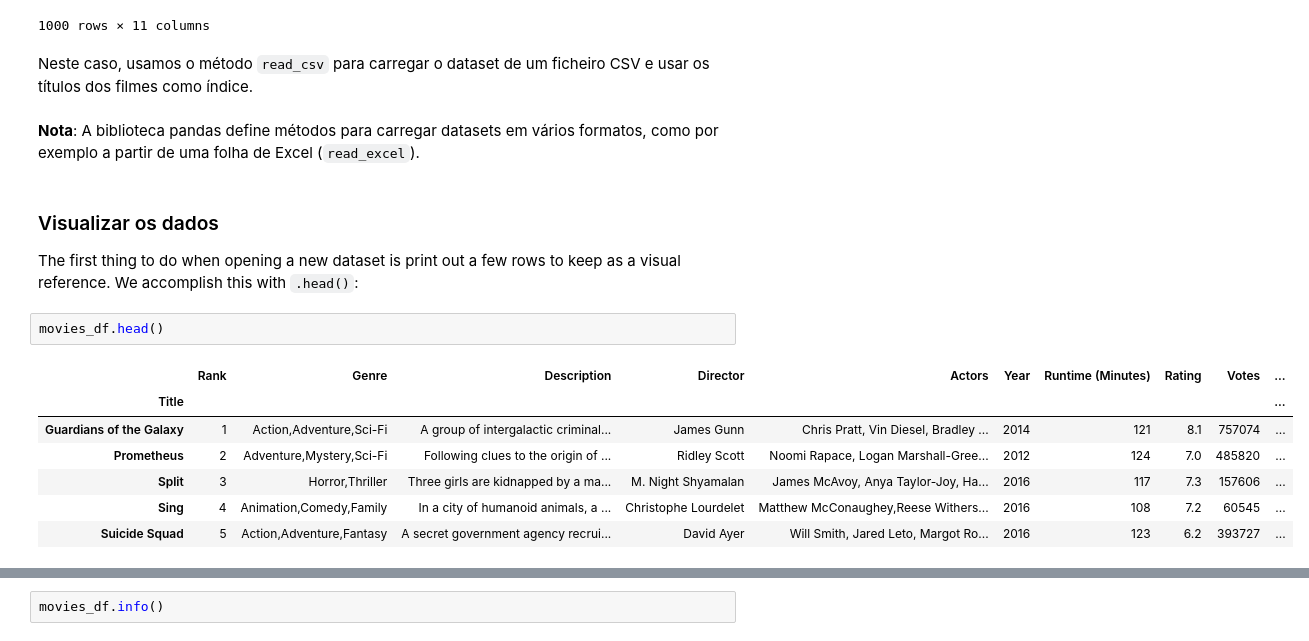
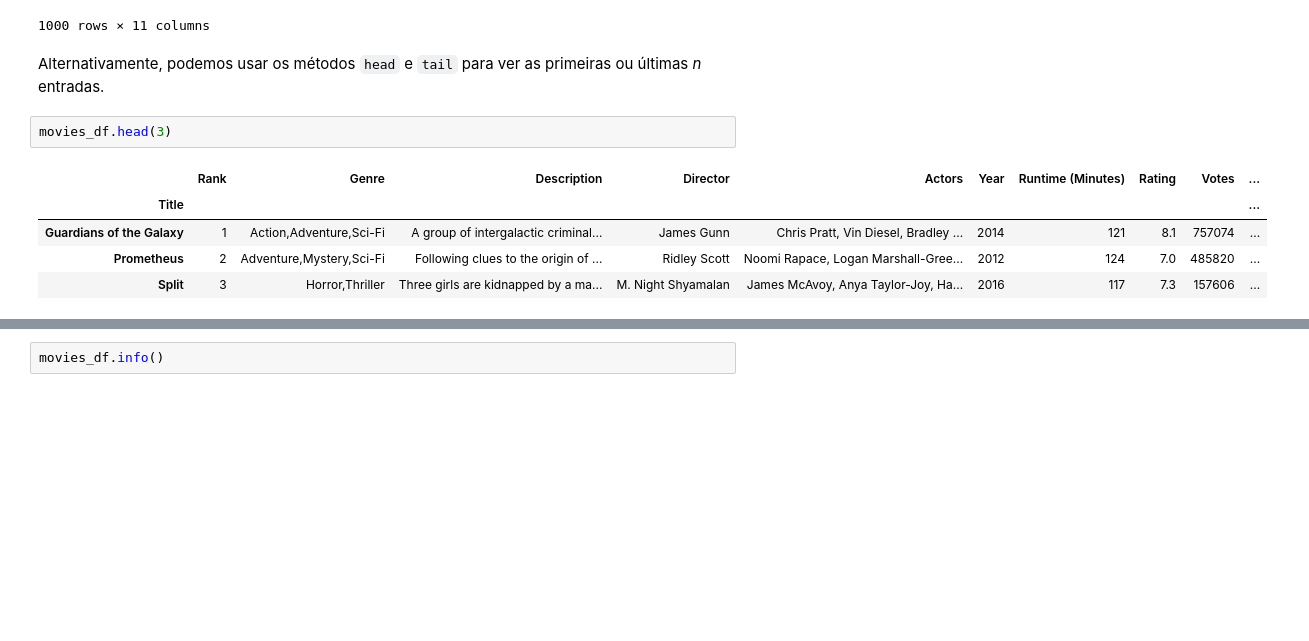
Before and after one commit to TheAwesomeGe/DECD, a Jupyter notebook: notebooks/03-pandas.ipynb, the cells around one changed output, grey strips where cells are left out. Drawn from its saved outputs; the diff is of its cells as text; blank space fills up the shorter version.

Commit message:
Pandas only missing apply

```diff
--- a/notebooks/03-pandas.ipynb
+++ b/notebooks/03-pandas.ipynb
@@ -280,21 +178,13 @@ movies_df
 | Search Party | 999 | Adventure,Comedy | A pair of friends embark on a mis... | Scot Armstrong | Adam Pally, T.J. Miller, Thomas M... | 2014 | 93 | 5.6 | 4881 | ... |
 | Nine Lives | 1000 | Comedy,Family,Fantasy | A stuffy businessman finds himsel... | Barry Sonnenfeld | Kevin Spacey, Jennifer Garner, Ro... | 2016 | 87 | 5.3 | 12435 | ... |
 1000 rows × 11 columns
-# %% [markdown]
-Neste caso, usamos o método `read_csv` para carregar o dataset de um ficheiro CSV e usar os títulos dos filmes como índice.
-# %% [markdown]
-**Nota**: A biblioteca pandas define métodos para carregar datasets em vários formatos, como por exemplo a partir de uma folha de Excel (`read_excel`).
-# %% [markdown]
-### Visualizar os dados
-
-The first thing to do when opening a new dataset is print out a few rows to keep as a visual reference. We accomplish this with `.head()`:
+# %% [markdown]
+Alternativamente, podemos usar os métodos `head` e `tail` para ver as primeiras ou últimas *n* entradas.
 # %%
-movies_df.head()
+movies_df.head(3)
 # %% [output]
 |  | Rank | Genre | Description | Director | Actors | Year | Runtime (Minutes) | Rating | Votes | ... |
 | Title |  |  |  |  |  |  |  |  |  | ... |
 | Guardians of the Galaxy | 1 | Action,Adventure,Sci-Fi | A group of intergalactic criminal... | James Gunn | Chris Pratt, Vin Diesel, Bradley ... | 2014 | 121 | 8.1 | 757074 | ... |
 | Prometheus | 2 | Adventure,Mystery,Sci-Fi | Following clues to the origin of ... | Ridley Scott | Noomi Rapace, Logan Marshall-Gree... | 2012 | 124 | 7.0 | 485820 | ... |
 | Split | 3 | Horror,Thriller | Three girls are kidnapped by a ma... | M. Night Shyamalan | James McAvoy, Anya Taylor-Joy, Ha... | 2016 | 117 | 7.3 | 157606 | ... |
-| Sing | 4 | Animation,Comedy,Family | In a city of humanoid animals, a ... | Christophe Lourdelet | Matthew McConaughey,Reese Withers... | 2016 | 108 | 7.2 | 60545 | ... |
-| Suicide Squad | 5 | Action,Adventure,Fantasy | A secret government agency recrui... | David Ayer | Will Smith, Jared Leto, Margot Ro... | 2016 | 123 | 6.2 | 393727 | ... |
```
Also changed, not shown: parts of 166 cells of this notebook, 1 other file.
